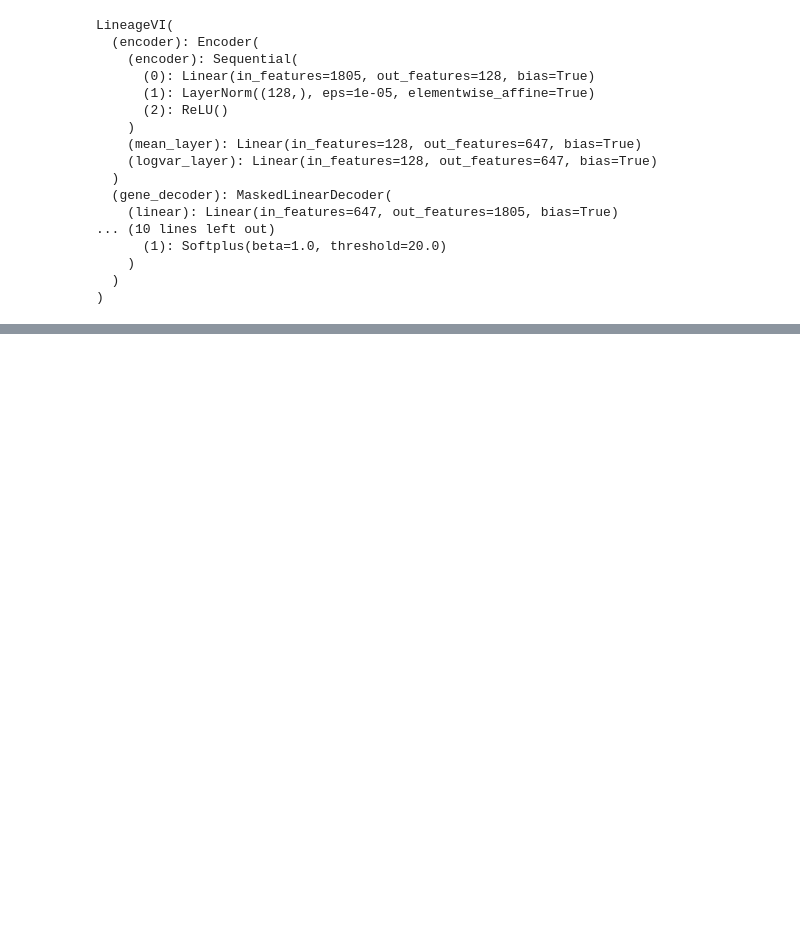
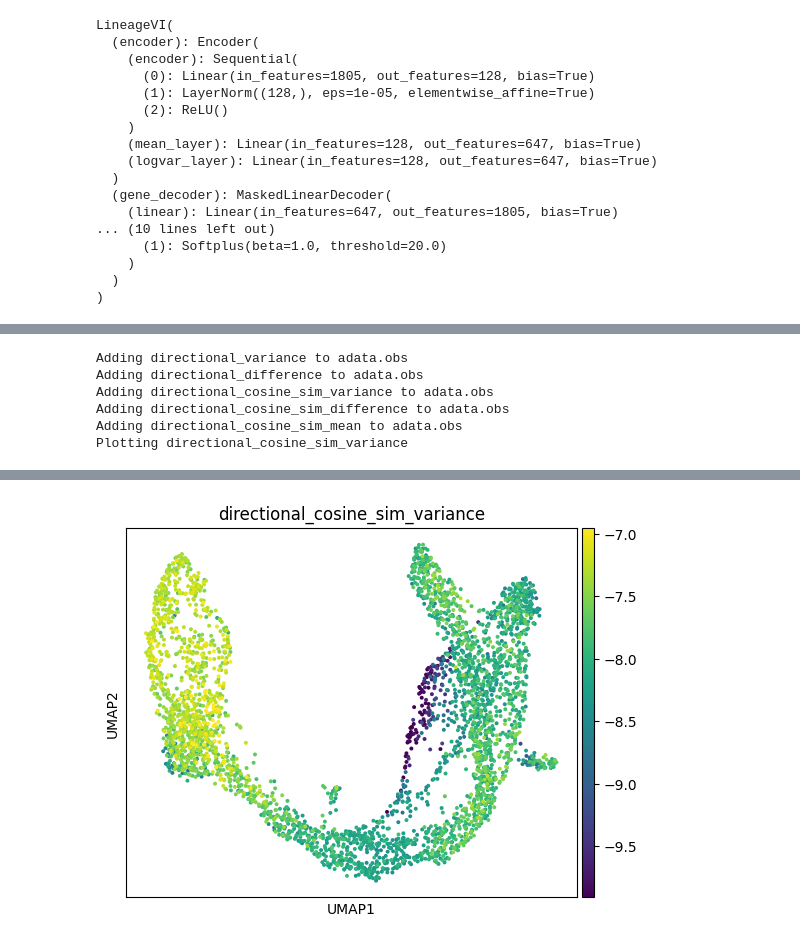
Before and after one commit to leonardogolinelli/lineageVI, a Jupyter notebook: notebooks/get_velocity_function.ipynb, the cells around one changed output, grey strips where cells are left out. Drawn from its saved outputs; the diff is of its cells as text; code cells hidden in the pictures; blank space fills up the shorter version.

Commit message:
added intrinsic and extrinsic uncertainty. seed assignment for the get velocity function needs to be removed/corrected.

```diff
--- a/notebooks/get_velocity_function.ipynb
+++ b/notebooks/get_velocity_function.ipynb
@@ -39,0 +40,4 @@ u, s = model.get_velocity(adata)
+# %%
+uncertainty_df, _ = model.get_directional_uncertainty(adata, n_samples=100)
+uncertainty_df.head()
+# %% [output]
@@ -39,0 +55,6 @@ u, s = model.get_velocity(adata)
+Adding directional_variance to adata.obs
+Adding directional_difference to adata.obs
+Adding directional_cosine_sim_variance to adata.obs
+Adding directional_cosine_sim_difference to adata.obs
+Adding directional_cosine_sim_mean to adata.obs
+Plotting directional_cosine_sim_variance
@@ -39,0 +62 @@ u, s = model.get_velocity(adata)
+[figure, added]
```
Also changed, not shown: parts of 6 cells of this notebook, 2 other files.
